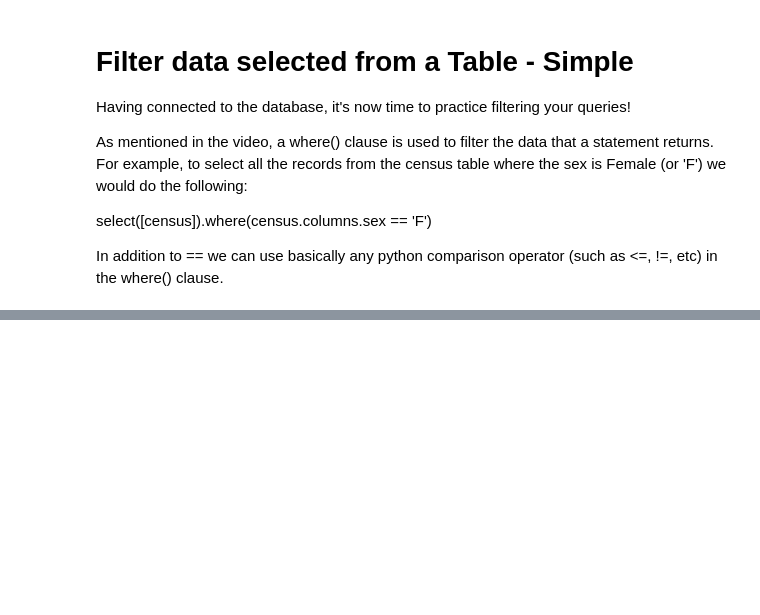
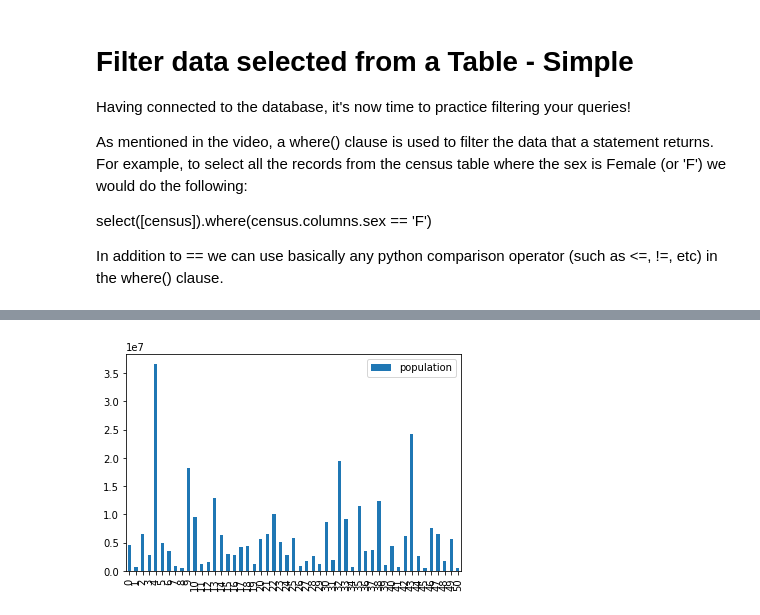
Before and after one commit to MohamedFarih/datacamp-playground, a Jupyter notebook: introduction-to-databases-in-python/2. Applying Filtering, Ordering and Grouping to Queries/notebook_section_2.ipynb, the cells around one changed output, grey strips where cells are left out. Saved outputs shown, nothing was run; the diff lists cells and outputs as text; code cells hidden in the pictures; blank space fills up the shorter version.

```diff
--- a/introduction-to-databases-in-python/2. Applying Filtering, Ordering and Grouping to Queries/notebook_section_2.ipynb
+++ b/introduction-to-databases-in-python/2. Applying Filtering, Ordering and Grouping to Queries/notebook_section_2.ipynb
@@ -32,10 +30,7 @@ In addition to == we can use basically any python comparison operator (such as <
 from sqlalchemy import create_engine, select, Table, MetaData
 
 # Create an engine to the census database
-engine = create_engine(
-    'postgresql+psycopg2://student:datacamp@postgresql.csrrinzqubik.us-east-1.rds.amazonaws.com:5432/census',
-    isolation_level='READ UNCOMMITTED'
-    )
+engine = create_engine('sqlite:///../datasets/census.sqlite')
 
 # Create a connection on engine
 connection = engine.connect()
@@ -65,0 +293,21 @@ FROM census
+# %%
+# Import func
+from sqlalchemy import func
+
+# Build an expression to calculate the sum of pop2008 labeled as population
+pop2008_sum = func.sum(census.columns.pop2008).label('population')
+
+# Build a query to select the state and sum of pop2008: stmt
+stmt = select([census.columns.state, pop2008_sum])
+
+# Group stmt by state
+stmt = stmt.group_by(census.columns.state)
+
+# Execute the statement and store all the records: results
+results = connection.execute(stmt).fetchall()
+
+# Print results
+print(results)
+
+# Print the keys/column names of the results returned
+print(results[0].keys())
@@ -65,0 +353,17 @@ FROM census
+# %%
+# Import pyplot as plt from matplotlib
+import matplotlib.pyplot as plt
+
+# Create a DataFrame from the results: df
+df = pd.DataFrame(results)
+
+# Set Column names
+df.columns = results[0].keys()
+
+# Print the DataFrame
+df.plot.bar()
+
+# Plot the DataFrame
+plt.show()
+# %% [output]
+[figure, added]
```
Also changed, not shown: parts of 20 cells of this notebook.
